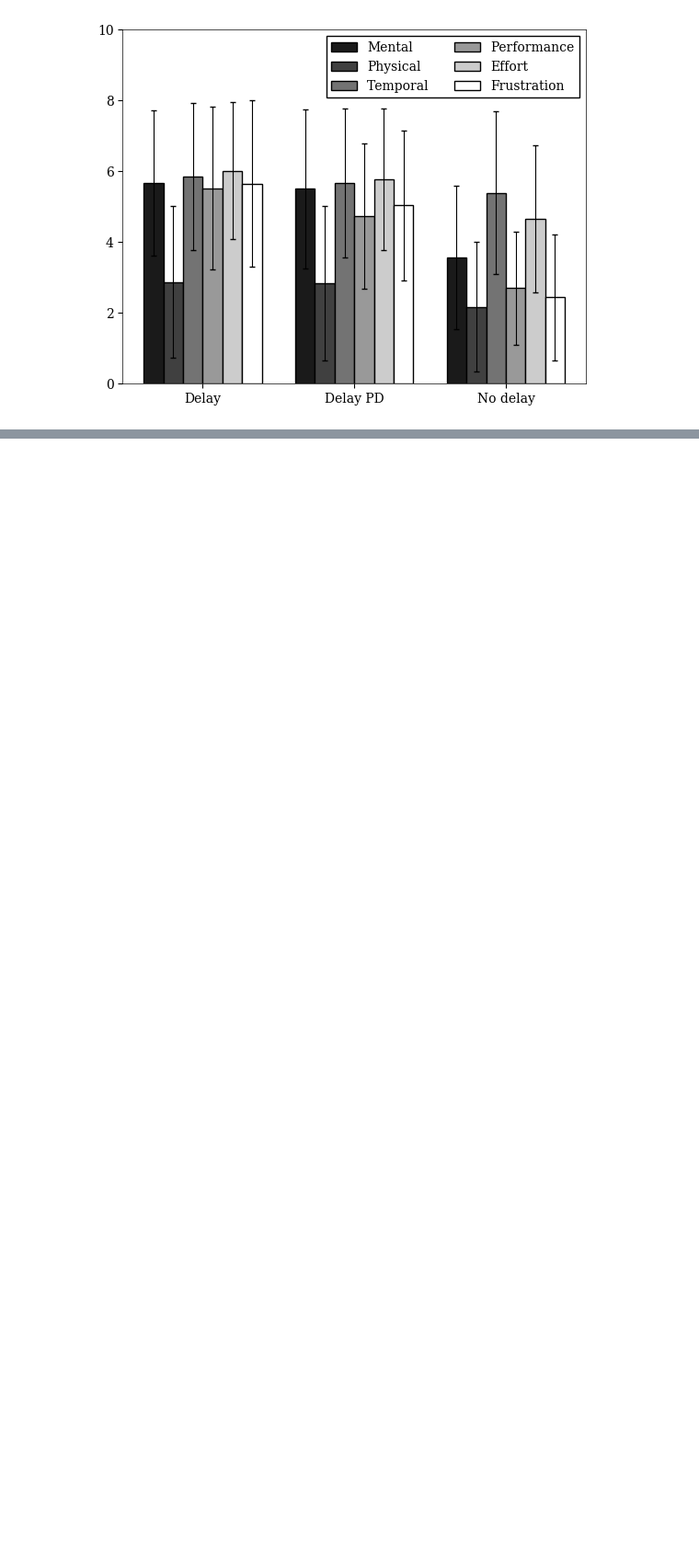
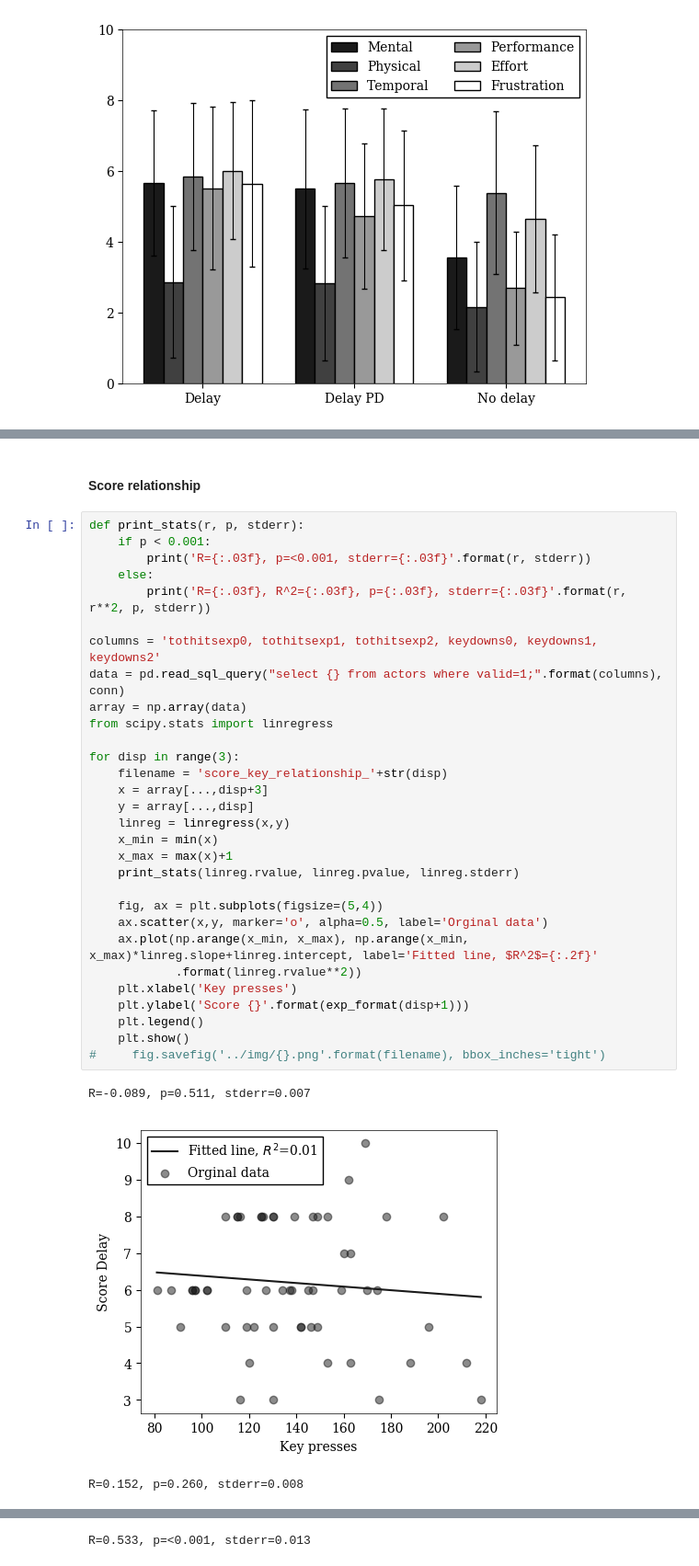
Before and after one commit to martinloland/master_thesis, a Jupyter notebook: data/better.ipynb, the cells around one changed output, grey strips where cells are left out. Shown: that part at 92% size. Cells and saved outputs as stored; diff of their text form; blank space fills up the shorter version.

```diff
--- a/data/better.ipynb
+++ b/data/better.ipynb
@@ -279,0 +292,36 @@ plt.show()
+# %% [markdown]
+#### Score relationship
+# %%
+def print_stats(r, p, stderr):
+    if p < 0.001:
+        print('R={:.03f}, p=<0.001, stderr={:.03f}'.format(r, stderr))
+    else:
+        print('R={:.03f}, R^2={:.03f}, p={:.03f}, stderr={:.03f}'.format(r, r**2, p, stderr))
+
+columns = 'tothitsexp0, tothitsexp1, tothitsexp2, keydowns0, keydowns1, keydowns2'
+data = pd.read_sql_query("select {} from actors where valid=1;".format(columns), conn)
+array = np.array(data)
+from scipy.stats import linregress
+
+for disp in range(3):
+    filename = 'score_key_relationship_'+str(disp)
+    x = array[...,disp+3]
+    y = array[...,disp]
+    linreg = linregress(x,y)
+    x_min = min(x)
+    x_max = max(x)+1
+    print_stats(linreg.rvalue, linreg.pvalue, linreg.stderr)
+
+    fig, ax = plt.subplots(figsize=(5,4))
+    ax.scatter(x,y, marker='o', alpha=0.5, label='Orginal data')
+    ax.plot(np.arange(x_min, x_max), np.arange(x_min, x_max)*linreg.slope+linreg.intercept, label='Fitted line, $R^2$={:.2f}'
+            .format(linreg.rvalue**2))
+    plt.xlabel('Key presses')
+    plt.ylabel('Score {}'.format(exp_format(disp+1)))
+    plt.legend()
+    plt.show()
+#     fig.savefig('../img/{}.png'.format(filename), bbox_inches='tight')
+# %% [output]
+R=-0.089, p=0.511, stderr=0.007
+[figure, added]
+R=0.152, p=0.260, stderr=0.008
@@ -279,0 +329 @@ plt.show()
+R=0.533, p=<0.001, stderr=0.013
```
Also changed, not shown: parts of 18 cells of this notebook, 9 other files.
